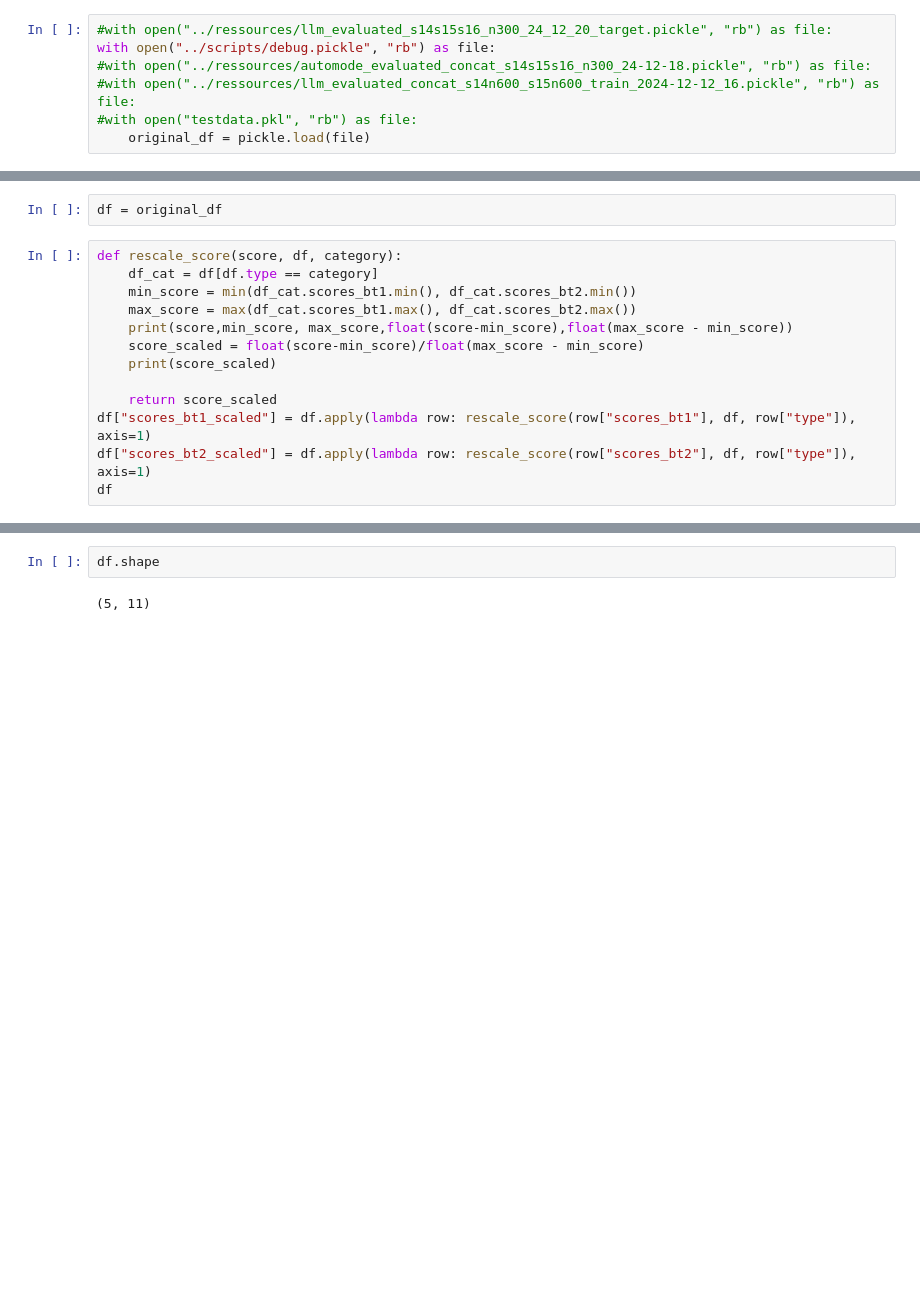
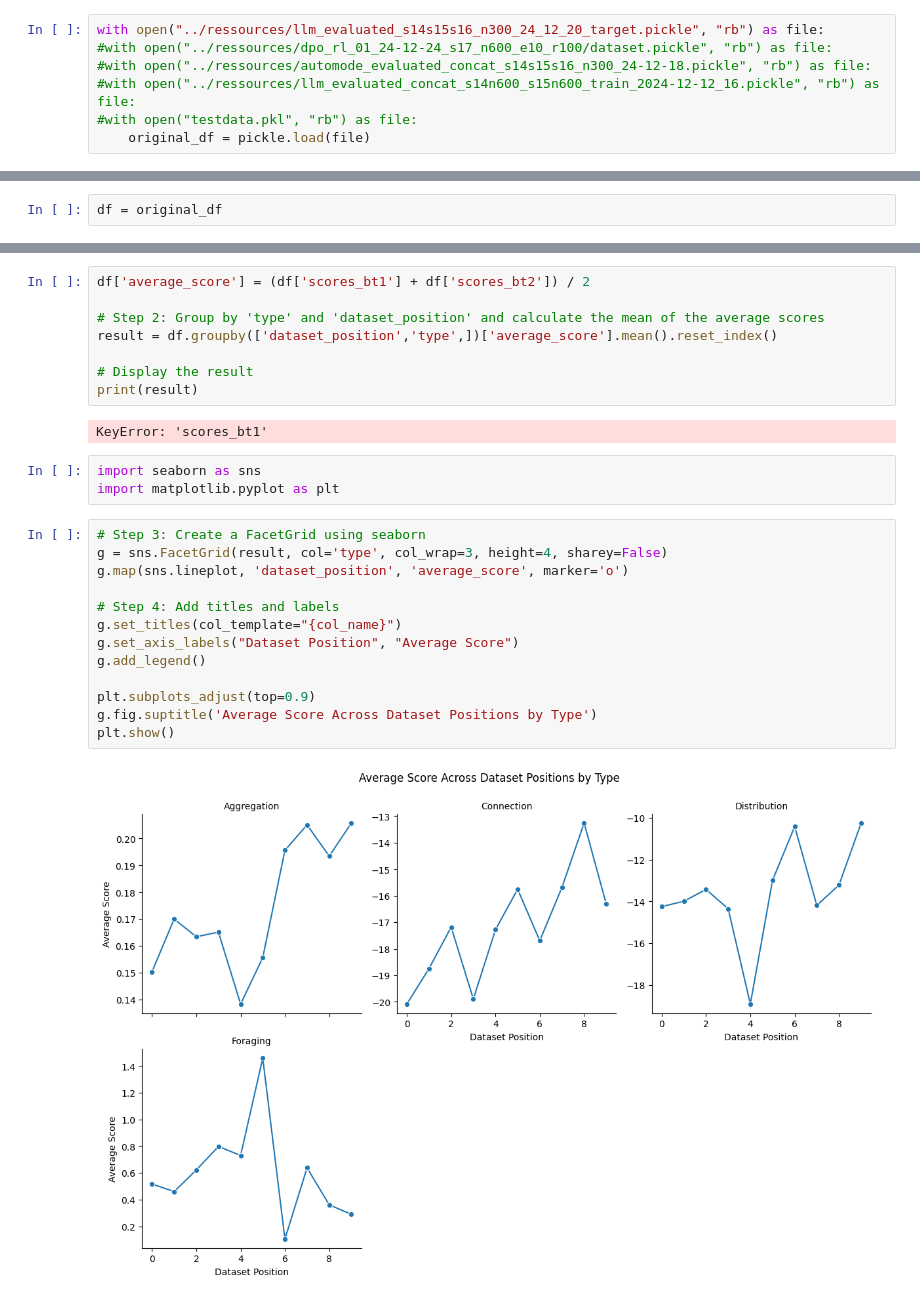
Before and after one commit to julianjandeleit/thesis_llm_collective_behavior_generation, a Jupyter notebook: analysis_notebooks/scratchboard.ipynb, the cells around one changed output, grey strips where cells are left out. Drawn from its saved outputs; the diff is of its cells as text; blank space fills up the shorter version.

```diff
--- a/analysis_notebooks/scratchboard.ipynb
+++ b/analysis_notebooks/scratchboard.ipynb
@@ -9,8 +9,8 @@ import random
 random.seed(42)
 np.random.seed(42)
 # %%
-#with open("../ressources/llm_evaluated_s14s15s16_n300_24_12_20_target.pickle", "rb") as file:
-with open("../scripts/debug.pickle", "rb") as file:
+with open("../ressources/llm_evaluated_s14s15s16_n300_24_12_20_target.pickle", "rb") as file:
+#with open("../ressources/dpo_rl_01_24-12-24_s17_n600_e10_r100/dataset.pickle", "rb") as file:
 #with open("../ressources/automode_evaluated_concat_s14s15s16_n300_24-12-18.pickle", "rb") as file:
 #with open("../ressources/llm_evaluated_concat_s14n600_s15n600_train_2024-12-12_16.pickle", "rb") as file:
 #with open("testdata.pkl", "rb") as file:
@@ -31,15 +34,2 @@ original_df
 # %%
 df = original_df
-# %%
-def rescale_score(score, df, category):
-    df_cat = df[df.type == category]
-    min_score = min(df_cat.scores_bt1.min(), df_cat.scores_bt2.min())
-    max_score = max(df_cat.scores_bt1.max(), df_cat.scores_bt2.max())
-    print(score,min_score, max_score,float(score-min_score),float(max_score - min_score))
-    score_scaled = float(score-min_score)/float(max_score - min_score)
-    print(score_scaled)
-
-    return score_scaled
-df["scores_bt1_scaled"] = df.apply(lambda row: rescale_score(row["scores_bt1"], df, row["type"]), axis=1)
-df["scores_bt2_scaled"] = df.apply(lambda row: rescale_score(row["scores_bt2"], df, row["type"]), axis=1)
-df
@@ -73,4 +36,28 @@ df
-# %%
-df.shape
-# %% [output]
-(5, 11)
+# %%
+df['average_score'] = (df['scores_bt1'] + df['scores_bt2']) / 2
+
+# Step 2: Group by 'type' and 'dataset_position' and calculate the mean of the average scores
+result = df.groupby(['dataset_position','type',])['average_score'].mean().reset_index()
+
+# Display the result
+print(result)
+# %% [output]
+KeyError: 'scores_bt1'
+# %%
+import seaborn as sns
+import matplotlib.pyplot as plt
+# %%
+# Step 3: Create a FacetGrid using seaborn
+g = sns.FacetGrid(result, col='type', col_wrap=3, height=4, sharey=False)
+g.map(sns.lineplot, 'dataset_position', 'average_score', marker='o')
+
+# Step 4: Add titles and labels
+g.set_titles(col_template="{col_name}")
+g.set_axis_labels("Dataset Position", "Average Score")
+g.add_legend()
+
+plt.subplots_adjust(top=0.9)
+g.fig.suptitle('Average Score Across Dataset Positions by Type')
+plt.show()
+# %% [output]
+[figure, added]
```
Also changed, not shown: parts of 4 cells of this notebook, 20 other files.
